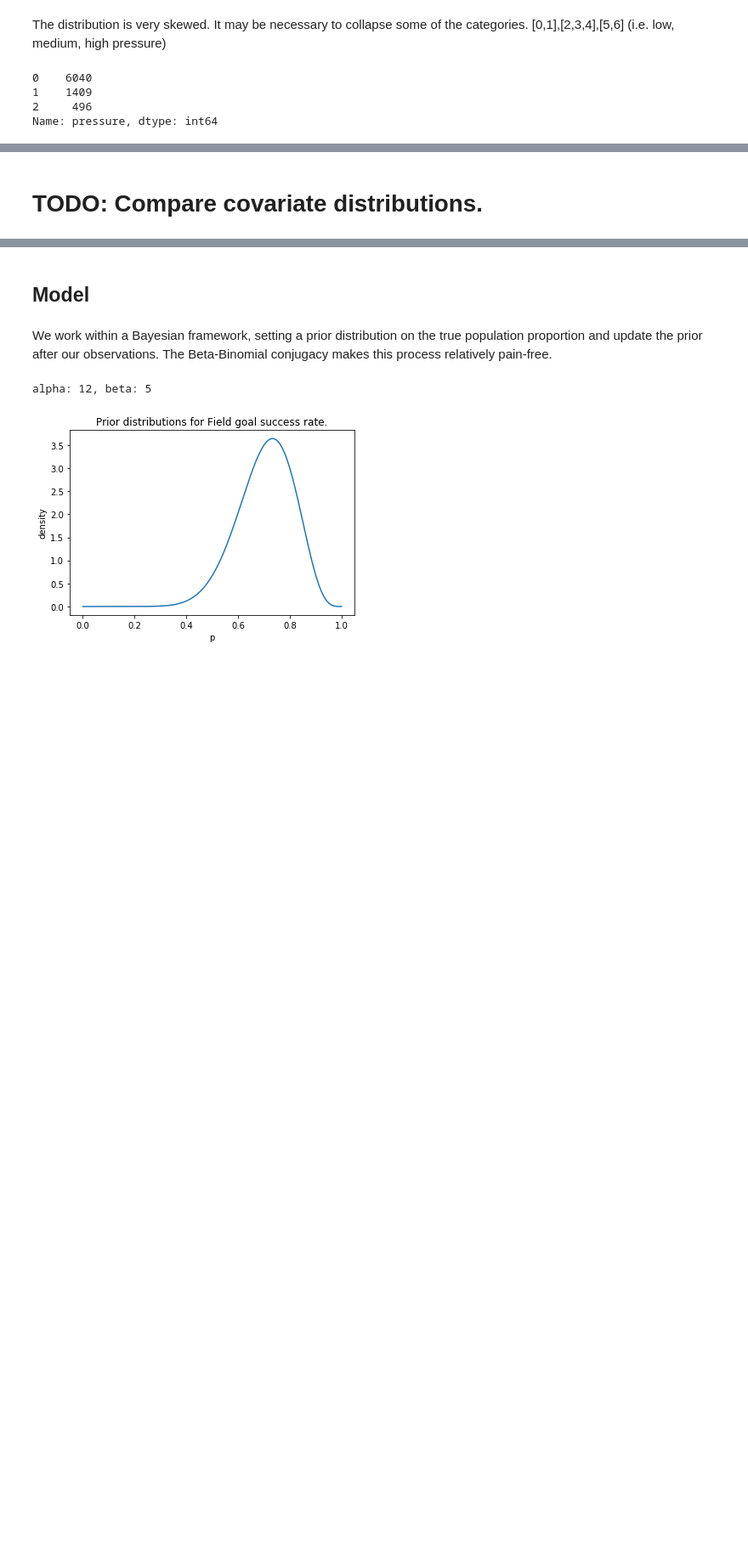
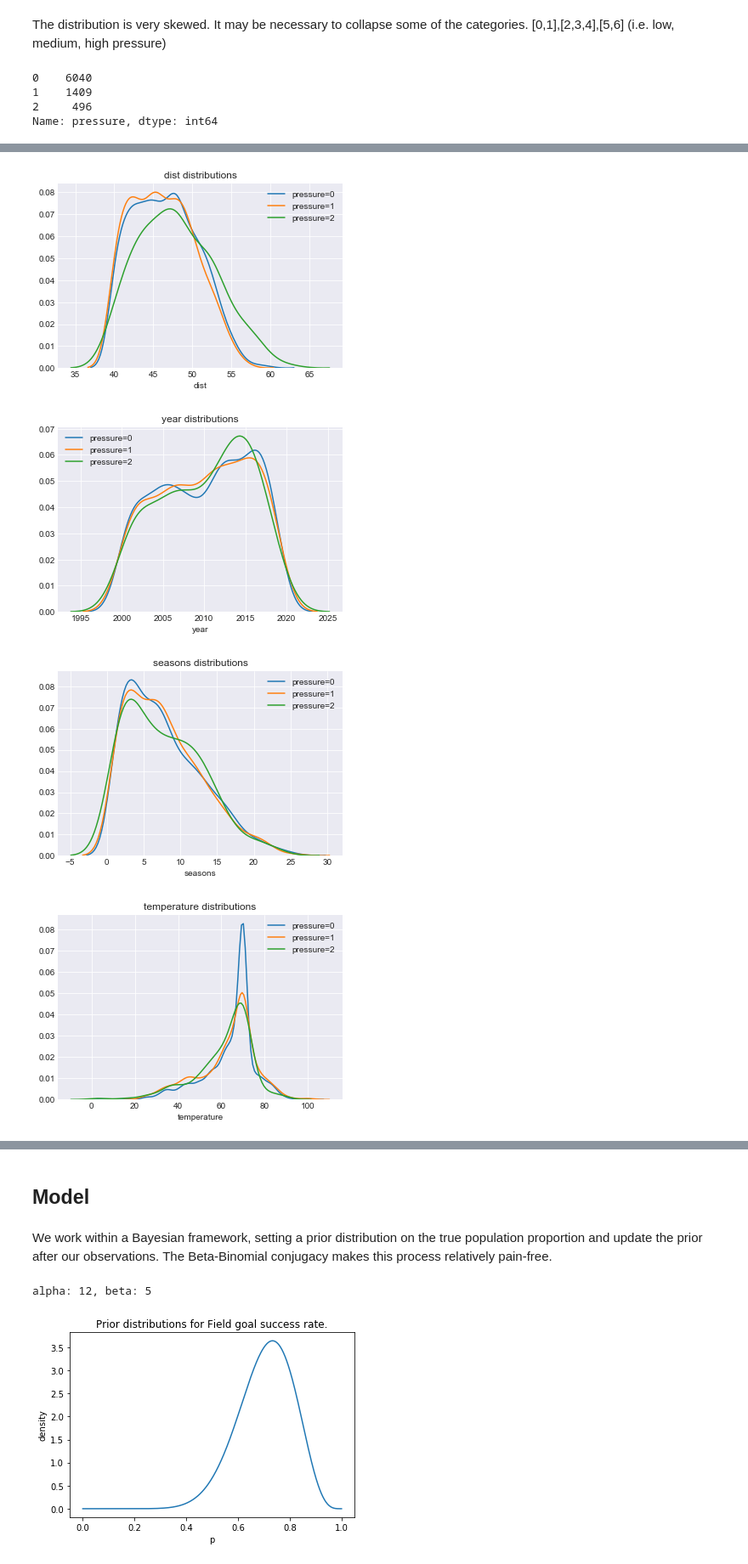
Before and after one commit to lewisbails/nfl-project, a Jupyter notebook: notebooks/pressure.ipynb, the cells around one changed output, grey strips where cells are left out. Shown at 85% size. Saved outputs shown, nothing was run; the diff lists cells and outputs as text; code cells hidden in the pictures; blank space fills up the shorter version.

```diff
--- a/notebooks/pressure.ipynb
+++ b/notebooks/pressure.ipynb
@@ -186,0 +118,7 @@ df_matched = df_long.loc[match_ids, :]
+# %%
+df_long['pressure_bool'] = df_long['pressure'].astype(bool)
+matches = match(df_long.drop(['good', 'pressure'], axis=1), t='pressure_bool', distance='mahalanobis', method='with_replacement', caliper='auto')
+control_idx = [idx for idx in matches.index if matches.loc[idx,:].sum()] # controls that have a treatment match
+treatment_idx = [idx for idx in matches.columns if matches[idx].sum()] # treatments that have a control match
+df_matched = df_long.drop('pressure_bool', axis=1).loc[control_idx + treatment_idx, :]
+df_matched
@@ -194,2 +148,9 @@ print(len(df_low), 'low-pressure samples.', len(df_med), 'medium-pressure sample
-# %% [markdown]
-# TODO: Compare covariate distributions.
+# %%
+from util.matching import covariate_dists
+
+covariate_dists(df_matched.drop('good', axis=1), on='pressure')
+# %% [output]
+[figure, added]
+[figure, added]
+[figure, added]
+[figure, added]
```
Also changed, not shown: parts of 15 cells of this notebook, 11 other files.
